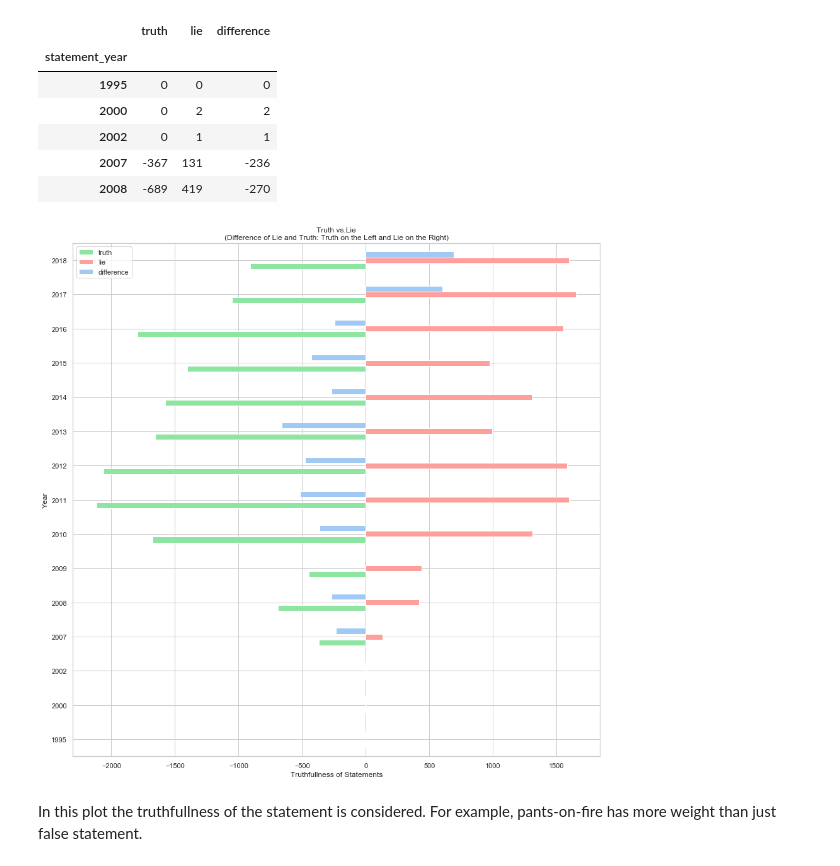
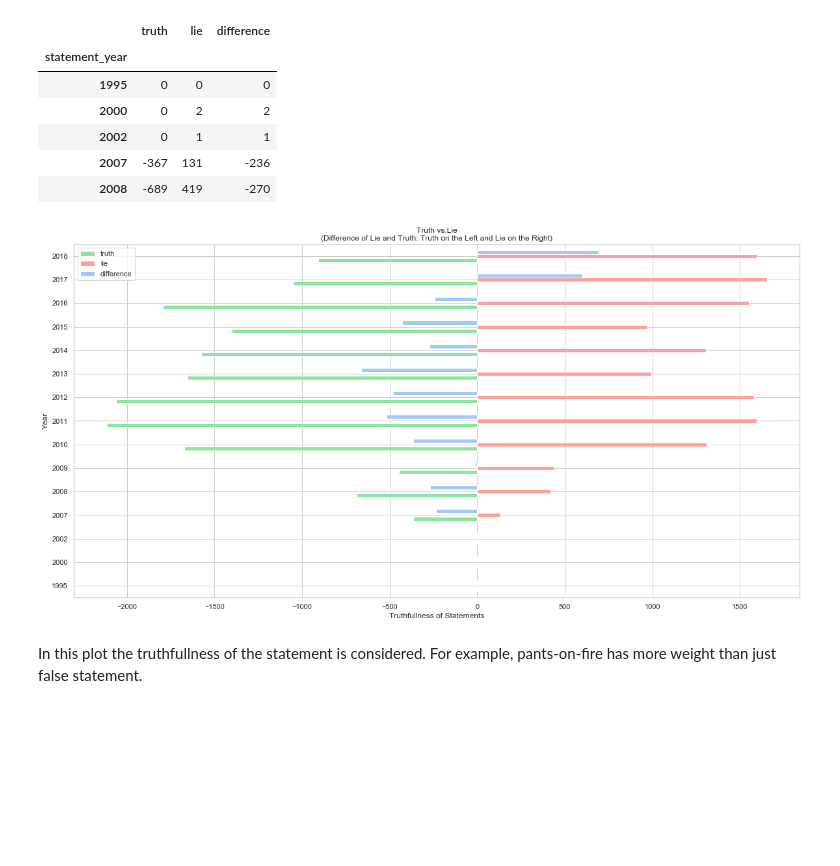
Before and after one commit to ExploringLies/lies-have-short-legs, a Jupyter notebook: notebooks/ResearchQuestions.ipynb, the cells around one changed output. Saved outputs shown, nothing was run; the diff lists cells and outputs as text; code cells hidden in the pictures; blank space fills up the shorter version.

```diff
--- a/notebooks/ResearchQuestions.ipynb
+++ b/notebooks/ResearchQuestions.ipynb
@@ -19,6 +19,11 @@ def group_and_count(df, groupby_column, with_pct=False, with_avg=False):
     return result
 # %%
 sns.set(style="whitegrid", palette="pastel")
+figsize=(20, 10)
+title_fontsize = 20
+axis_fontsize = 10
+
+PLOTS_DIR = "plots"
 # %% [markdown]
 ## Read Data
 # %%
@@ -380,13 +385,16 @@ df_years.head()
 | 2007 | -367 | 131 | -236 |
 | 2008 | -689 | 419 | -270 |
 # %%
-sns.set(style="whitegrid", palette="pastel")
-df_years.sort_values(by='statement_year').plot(kind='barh', figsize=[15, 15], color=25*['g', 'r', 'b'])
+df_years.sort_values(by='statement_year').plot(kind='barh', figsize=figsize, color=25*['g', 'r', 'b'])
+
 plt.title('Truth vs.Lie\n(Difference of Lie and Truth: Truth on the Left and Lie on the Right)')
 plt.ylabel('Year')
 plt.xlabel('Truthfullness of Statements');
+
+plt.savefig(f"{PLOTS_DIR}/truth_vs_lie.png")
+
 plt.show()
 # %% [output]
-[figure, old version]
+[figure, new version]
 # %% [markdown]
 In this plot the truthfullness of the statement is considered. For example, pants-on-fire has more weight than just false statement.
```
Also changed, not shown: parts of 38 cells of this notebook, 13 other files.
